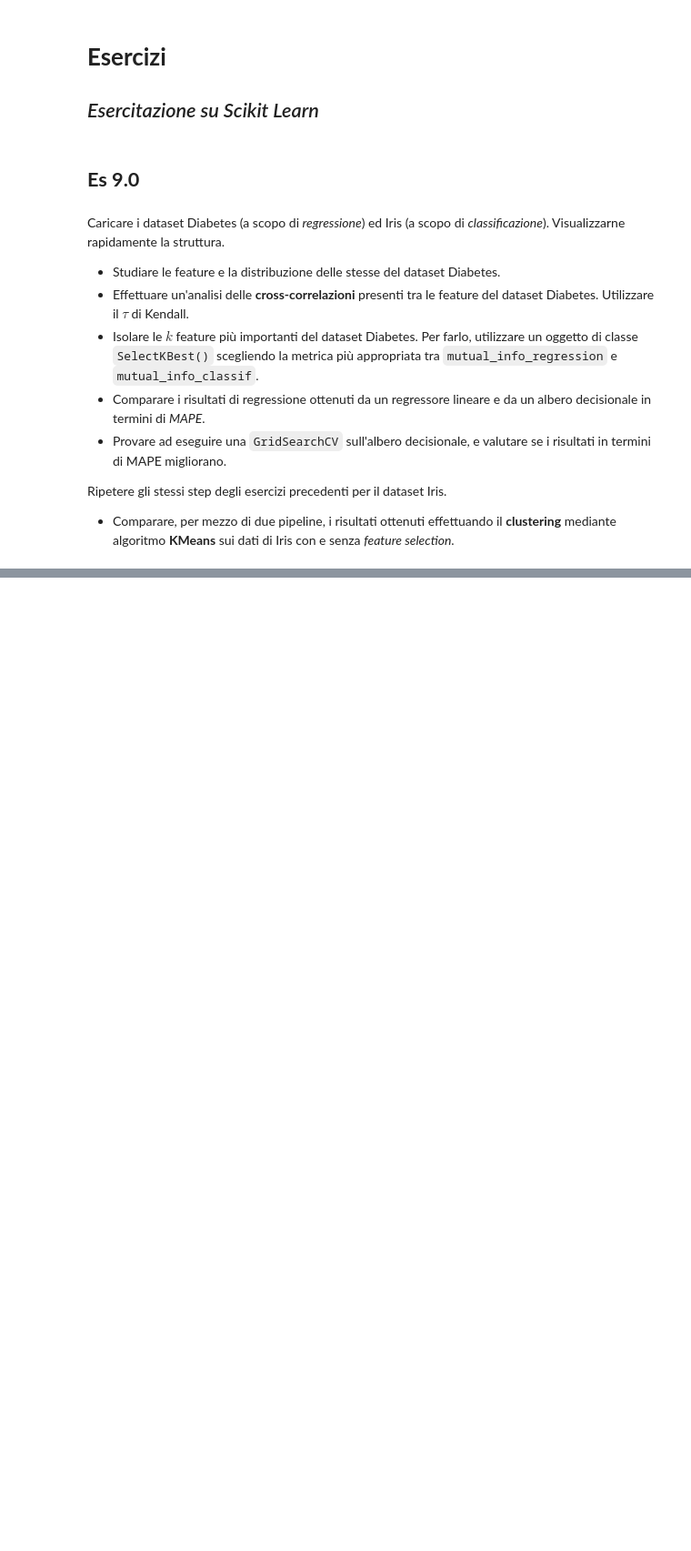
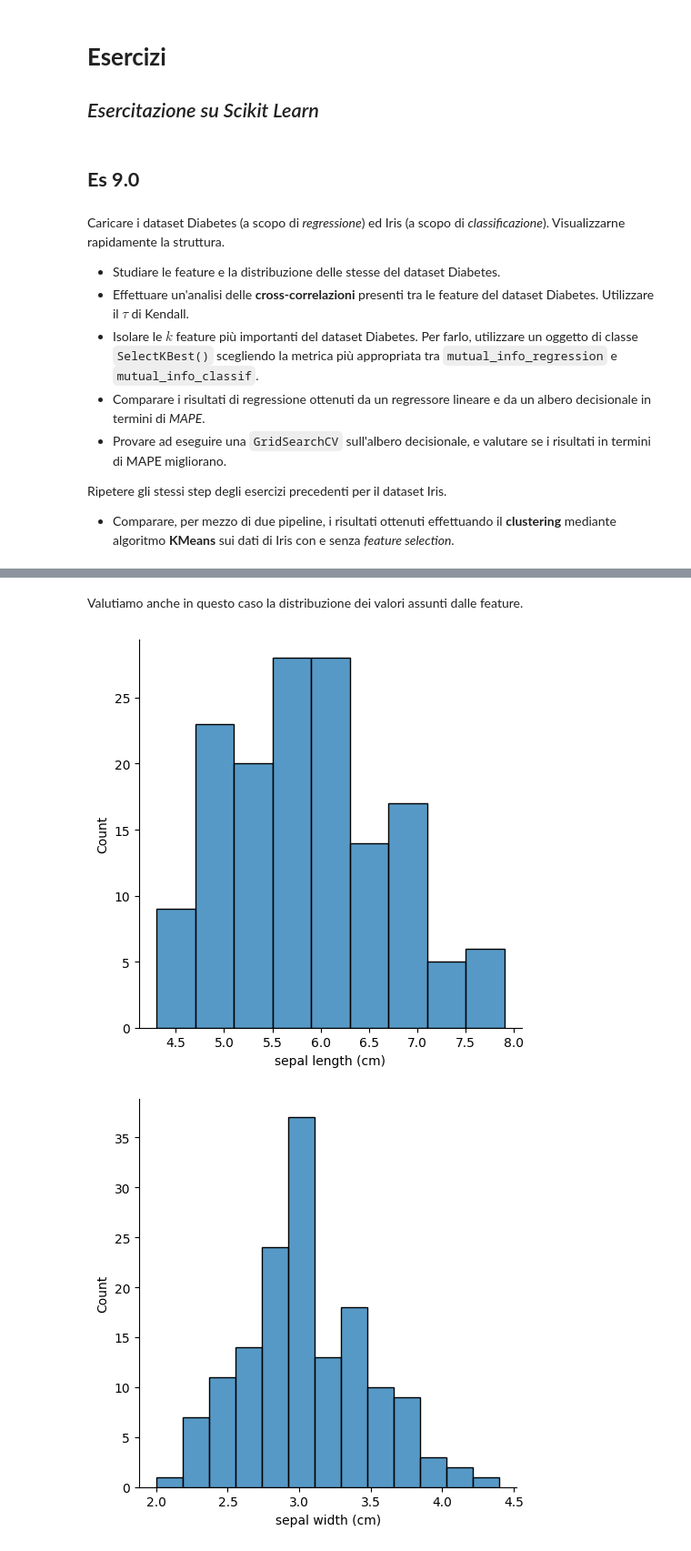
Before and after one commit to marcocecca00/PythonCalcoloScientifico, a Jupyter notebook: Notes/Esercizi Scikit Learn.ipynb, the cells around one changed output, grey strips where cells are left out. Shown: that part at 91% size. Saved outputs shown, nothing was run; the diff lists cells and outputs as text; code cells hidden in the pictures; blank space fills up the shorter version.

```diff
--- a/Notes/Esercizi Scikit Learn.ipynb
+++ b/Notes/Esercizi Scikit Learn.ipynb
@@ -42,0 +198,3 @@ Ripetere gli stessi step degli esercizi precedenti per il dataset Iris.
+# %%
+iris = load_iris(as_frame=True)
+iris.data.head()
@@ -42,0 +223,8 @@ Ripetere gli stessi step degli esercizi precedenti per il dataset Iris.
+# %% [markdown]
+Valutiamo anche in questo caso la distribuzione dei valori assunti dalle feature.
+# %%
+for col in iris.data.columns:
+    sns.displot(data=iris.data, x=col)
+# %% [output]
+[figure, added]
+[figure, added]
```
Also changed, not shown: parts of 33 cells of this notebook.
